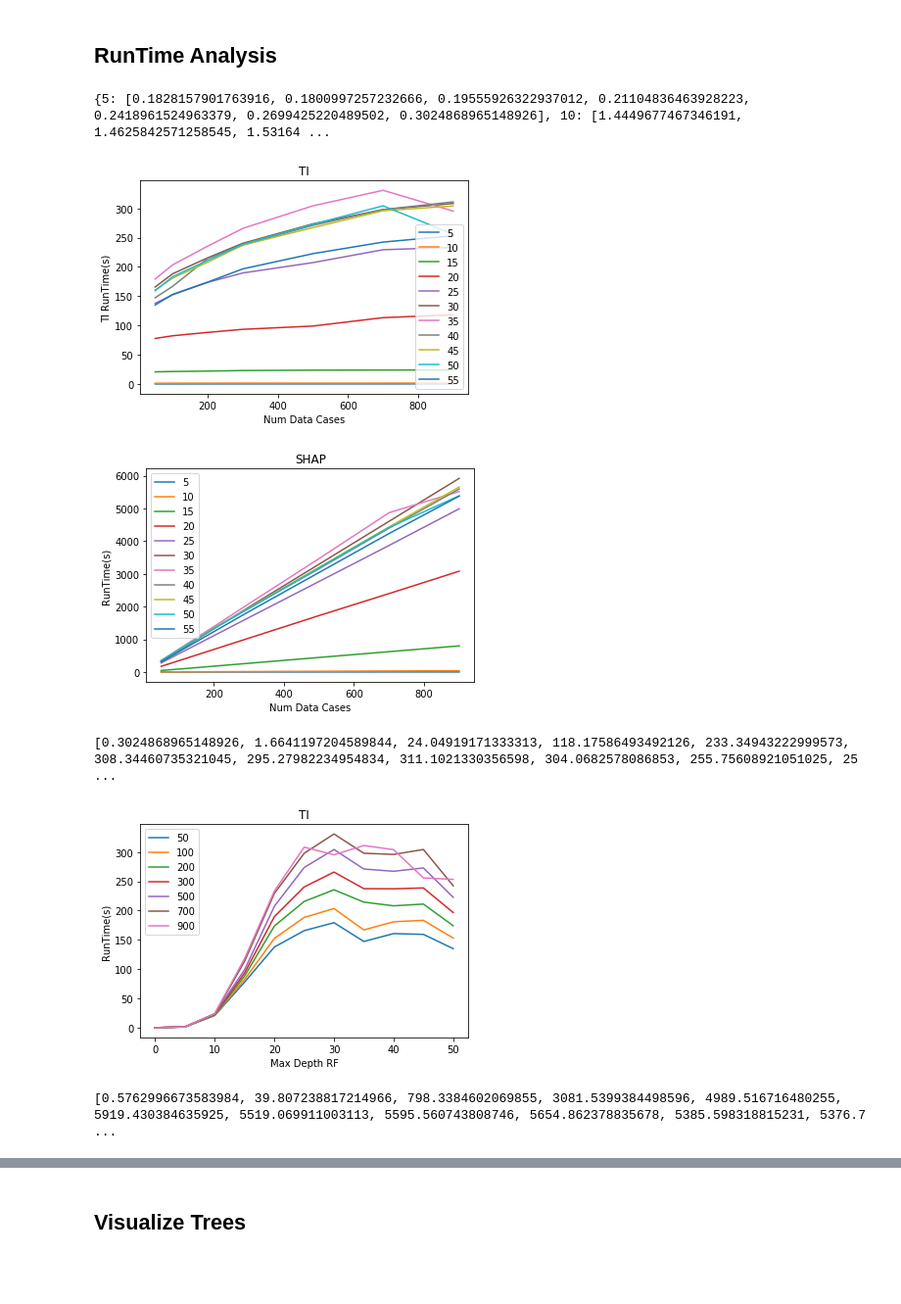
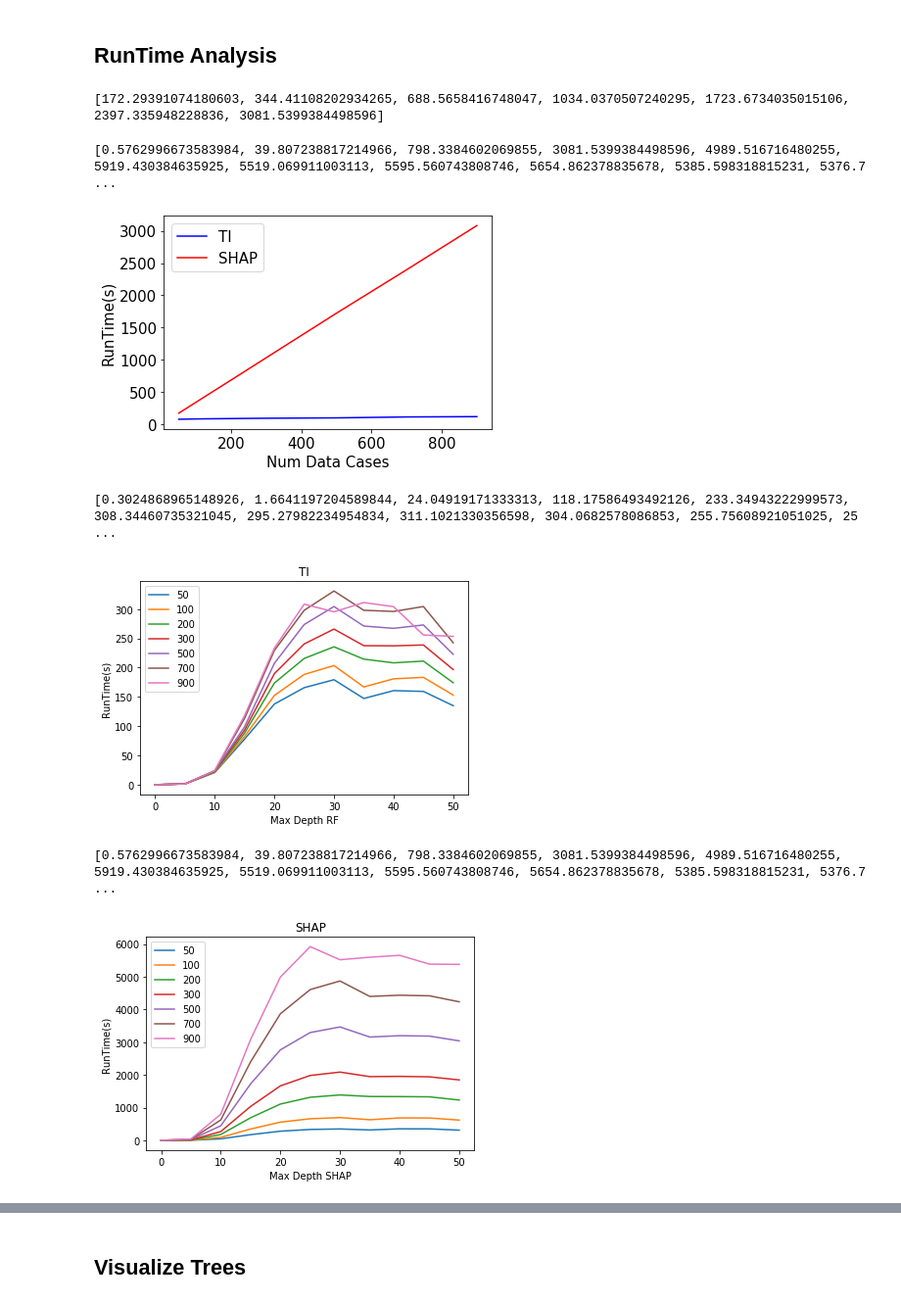
Before and after one commit to sharmapulkit/TreeInterpretability_AnomalyExplanation, a Jupyter notebook: shap/notebooks/Analyse_PostgreSQL.ipynb, the cells around one changed output, grey strips where cells are left out. Shown at 98% size. Cells and saved outputs as stored; diff of their text form; code cells hidden in the pictures; blank space fills up the shorter version.

Commit message:
ipynb files updated for getting timing plots and Data distribution

```diff
--- a/shap/notebooks/Analyse_PostgreSQL.ipynb
+++ b/shap/notebooks/Analyse_PostgreSQL.ipynb
@@ -49,3 +50,10 @@ covariate_columns = ['rows', 'creation_year', 'num_ref_tables', 'num_joins', 'nu
                     'favorite_count']
 feature_columns = covariate_columns.copy()
 feature_columns.extend(treatment_columns)
+# %%
+covariate_columns_shortlist = ['num_joins', 'num_group_by', 'creation_year', 'num_ref_tables', 'local_hit_blocks', 'favorite_count']
+# %%
+#f = data.groupby(['num_joins', 'num_group_by']).url.count()
+print(data.shape)
+f = data.groupby(covariate_columns_shortlist).size().reset_index().rename(columns={0:'count_covariate'})
+f
@@ -1068,73 +1106,89 @@ for depth in range(5, 60, 5):
     runtimeDepthsTI[depth] = tiruntimeDepthNumDataPoints
     runtimeDepthsSHAP[depth] = shapruntimeDepthNumDataPoints
 
-print(runtimeDepthsTI)
+print(runtimeDepthsSHAP[20])
 # %% [output]
-{5: [0.1828157901763916, 0.1800997257232666, 0.19555926322937012, 0.21104836463928223, 0.2418961524963379, 0.2699425220489502, 0.3024868965148926], 10: [1.4449677467346191, 1.4625842571258545, 1.53164 ...
+[172.29391074180603, 344.41108202934265, 688.5658416748047, 1034.0370507240295, 1723.6734035015106, 2397.335948228836, 3081.5399384498596]
+# %%
+print(placeholder)
+# %% [output]
+[0.5762996673583984, 39.807238817214966, 798.3384602069855, 3081.5399384498596, 4989.516716480255, 5919.430384635925, 5519.069911003113, 5595.560743808746, 5654.862378835678, 5385.598318815231, 5376.7 ...
 # %%
 numDataCases = [50, 100, 200, 300, 500, 700, 900]
 
 #### Scaling of Computation runtime vs Number of Data Points for TI
-for depth in range(5, 56, 5):
+for depth in range(20, 21, 5):
     if (len(runtimeDepthsTI[depth]) == 7):
-        plt.plot(numDataCases, runtimeDepthsTI[depth], label=str(depth))
+        plt.plot(numDataCases, runtimeDepthsTI[depth], label='TI', color='b')#label=str(depth))
     else:
-        plt.plot(numDataCases[:-1], runtimeDepthsTI[depth], label=str(depth))
+        plt.plot(numDataCases[:-1], runtimeDepthsTI[depth], label=str(depth), color='b')
 plt.legend()
-plt.title('TI')
+# plt.title('TI')
 plt.xlabel('Num Data Cases')
 plt.ylabel('TI RunTime(s)')
-plt.savefig('TI_NumDataPoints_Runtime.jpg', bbox_inches = 'tight')
-plt.show()
+# plt.savefig('TI_NumDataPoints_Runtime.jpg', bbox_inches = 'tight')
+# plt.show()
 
 #### Scaling of Computation runtime vs Number of Data Points for SHAP
-for depth in range(5, 56, 5):
+for depth in range(20, 21, 5):
     if (len(runtimeDepthsTI[depth]) == 7):
-        plt.plot(numDataCases, runtimeDepthsSHAP[depth], label=str(depth))
+        plt.plot(numDataCases, runtimeDepthsSHAP[depth], label='SHAP', color='r')#label=str(depth))
     else:
-        plt.plot(numDataCases[:-1], runtimeDepthsSHAP[depth], label=str(depth))
-plt.legend()
-plt.title('SHAP')
-plt.xlabel('Num Data Cases')
-plt.ylabel('RunTime(s)')
-plt.savefig('SHAP_NumDataPoints_Runtime.jpg', bbox_inches = 'tight')
+        plt.plot(numDataCases[:-1], runtimeDepthsSHAP[depth], label=str(depth), color='r')
+plt.legend(prop={'size': 15})
+# plt.title('Run Time complexity')
+# plt.grid(True)
+plt.xlabel('Num Data Cases', fontsize=15)
+plt.ylabel('RunTime(s)', fontsize=15)
+plt.tick_params(labelsize=15)
+plt.savefig('NumDataPoints_Runtime.jpg', bbox_inches = 'tight')
 plt.show()
 
 #### TI Runtime vs Depth
 for _numDataCase_id, _numDataCases in enumerate(numDataCases):
-    placeholder = []
+    placeholderTI = []
     for depth in range(5, 56, 5):
         if (len(runtimeDepthsTI[depth]) > _numDataCase_id):
-            placeholder.append(runtimeDepthsTI[depth][_numDataCase_id])
-    plt.plot([5*x for x in range(len(placeholder))], placeholder, label=str(_numDataCases))
+            placeholderTI.append(runtimeDepthsTI[depth][_numDataCase_id])
+    plt.plot([5*x for x in range(len(placeholderTI))], placeholderTI, label=str(_numDataCases))
     if (_numDataCases == 900):
-        print(placeholder)
+        print(placeholderTI)
 plt.legend()
 plt.title('TI')
 plt.xlabel('Max Depth RF')
 plt.ylabel('RunTime(s)')
-plt.savefig('RF_Depth_Runtime.jpg', bbox_inches = 'tight')
+# plt.savefig('RF_Depth_Runtime.jpg', bbox_inches = 'tight')
 plt.show()
 
 
 #### SHAP Runtime vs Depth
 for _numDataCase_id, _numDataCases in enumerate(numDataCases):
     placeholder = []
     for depth in range(5, 56, 5):
         if (len(runtimeDepthsTI[depth]) > _numDataCase_id):
             placeholder.append(runtimeDepthsSHAP[depth][_numDataCase_id])
     plt.plot([5*x for x in range(len(placeholder))], placeholder, label=str(_numDataCases))
     if (_numDataCases == 900):
         print(placeholder)
 plt.legend()
 plt.title('SHAP')
 plt.xlabel('Max Depth SHAP')
 plt.ylabel('RunTime(s)')
-plt.savefig('SHAP_Depth_Runtime.jpg', bbox_inches = 'tight')
+# plt.savefig('SHAP_Depth_Runtime.jpg', bbox_inches = 'tight')
 plt.show()
+
+
+plt.plot([5*x for x in range(len(placeholderTI))], placeholderTI, label=str("TI"), color='b')
+plt.plot([5*x for x in range(len(placeholder))], placeholder, label=str("SHAP"), color='r')
+plt.legend(prop={'size': 15})
+plt.xlabel('Max Depth', fontsize=15)
+plt.ylabel('RunTime (s)', fontsize=15)
+plt.tick_params(labelsize=15)
+plt.savefig('TI_SHAP_Depth_Runtime.jpg', bbox_inches = 'tight')
+plt.show()
 # %% [output]
-[figure, old version]
+[figure, new version]
+[0.3024868965148926, 1.6641197204589844, 24.04919171333313, 118.17586493492126, 233.34943222999573, 308.34460735321045, 295.27982234954834, 311.1021330356598, 304.0682578086853, 255.75608921051025, 25 ...
-[figure, old version]
+[figure, new version]
-[0.3024868965148926, 1.6641197204589844, 24.04919171333313, 118.17586493492126, 233.34943222999573, 308.34460735321045, 295.27982234954834, 311.1021330356598, 304.0682578086853, 255.75608921051025, 25 ...
+[0.5762996673583984, 39.807238817214966, 798.3384602069855, 3081.5399384498596, 4989.516716480255, 5919.430384635925, 5519.069911003113, 5595.560743808746, 5654.862378835678, 5385.598318815231, 5376.7 ...
-[figure, old version]
+[figure, new version]
-[0.5762996673583984, 39.807238817214966, 798.3384602069855, 3081.5399384498596, 4989.516716480255, 5919.430384635925, 5519.069911003113, 5595.560743808746, 5654.862378835678, 5385.598318815231, 5376.7 ...
```
Also changed, not shown: parts of 13 cells of this notebook, 3 other files.
